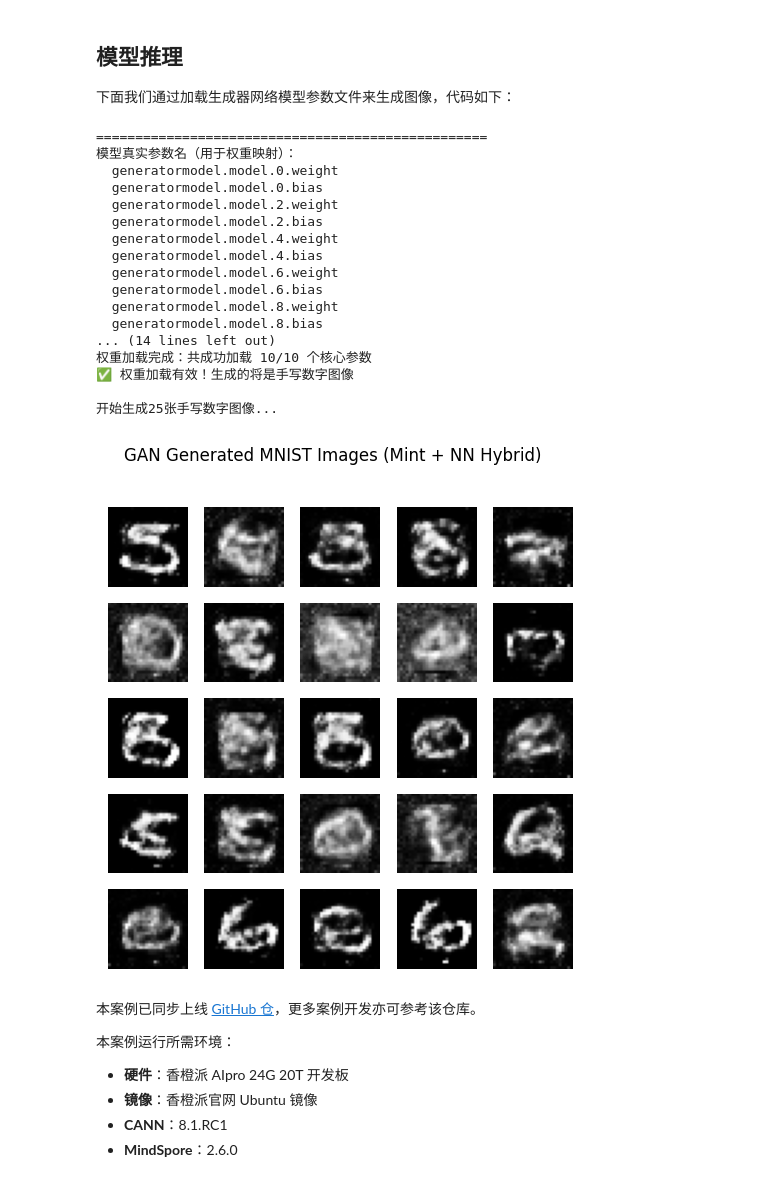
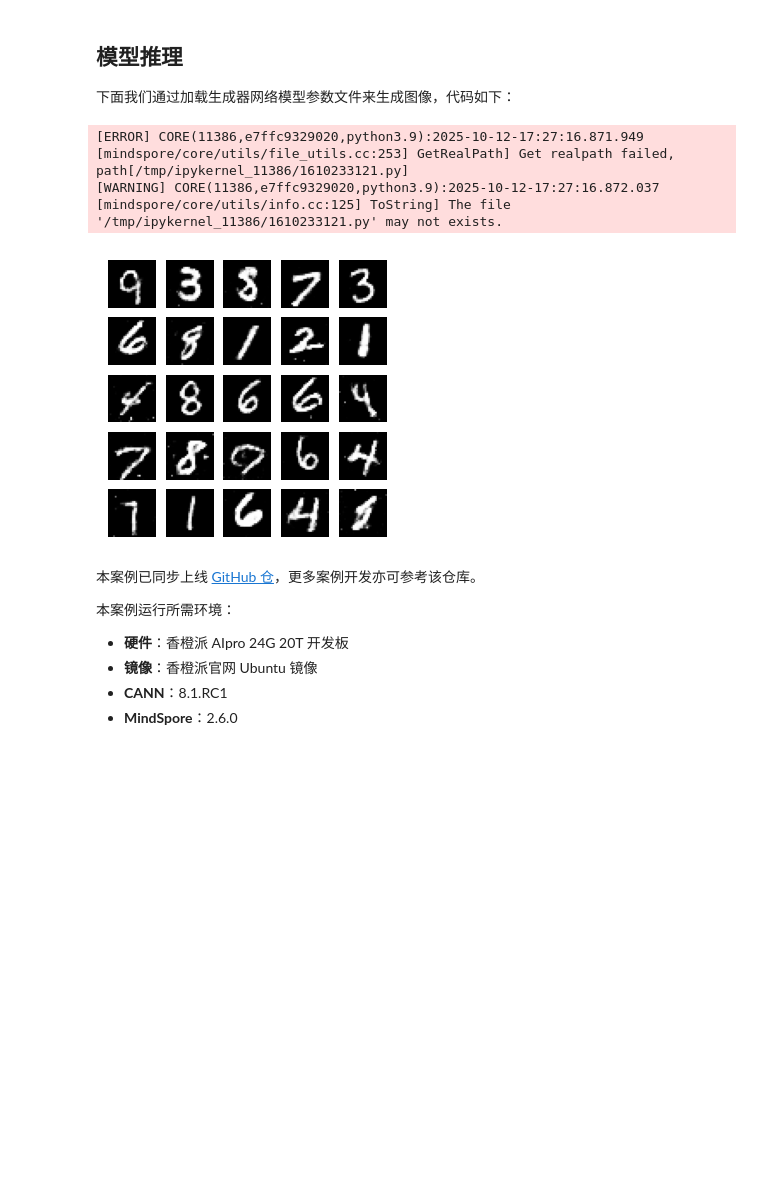
Before and after one commit to mindspore-courses/orange-pi-mindspore, a Jupyter notebook: Online/inference/09-GAN/mindspore_gan.ipynb, the cells around one changed output. Saved outputs shown, nothing was run; the diff lists cells and outputs as text; code cells hidden in the pictures; blank space fills up the shorter version.

Commit message:
运行环境设置”部分不必要的设置均删除，mindspore_gan.ipynb 案例只用改写mint接口，其他代码实现部分(权重加载+模型推理)尽量保持不变

```diff
--- a/Online/inference/09-GAN/mindspore_gan.ipynb
+++ b/Online/inference/09-GAN/mindspore_gan.ipynb
@@ -100,0 +74,14 @@ batch_size = 25  # 生成25张图，5×5网格显示
+# %%
+import mindspore as ms
+from mindspore.device_context import ascend
+
+# 核心：用 set_context 配置所有环境（含内存限制，唯一兼容2.6.0的方式）
+# 注：max_device_memory 虽有警告，但2.6.0中可正常生效，不影响功能
+ms.set_context(
+    max_device_memory="2GB",    # 设备最大内存限制（解决资源限制需求）
+    mode=ms.GRAPH_MODE,         # 图模式（符合你的性能优化要求）
+    device_target="Ascend",     # 目标设备为Ascend（匹配硬件）
+    jit_config={"jit_level": "O2"}  # 编译优化O2（极致性能，若后续用mint需改为O0）
+)
+# 配置自动混合精度（替代旧的 ascend_config，按官方警告提示用新API）
+ascend.op_precision.precision_mode("allow_mix_precision")
@@ -327,52 +303,23 @@ def load_weights_fixed(net, ckpt_path="./Generator199.ckpt"):
 
 下面我们通过加载生成器网络模型参数文件来生成图像，代码如下：
 # %%
-if __name__ == "__main__":
-    # 关键修复：重新定义推理用的批量，避免被数据集的batch_size=128覆盖
-    gen_batch_size = 25  # 明确指定生成25张图，与5×5网格匹配
+from tqdm import tqdm
+from mindspore import Tensor
 
-    # 实例化生成器（会打印真实参数名）
-    net_g = GenHybrid()
-    # 加载权重（精准匹配参数名）
-    net_g = load_weights_fixed(net_g)
-
-    # 生成25个样本的隐码（用gen_batch_size，确保是25个）
-    test_data = ms.Tensor(np.random.normal(0, 1, (gen_batch_size, latent_size)).astype(np.float32))
-    # 推理生成图像（输出形状：[25,1,28,28]）
-    print("\n开始生成25张手写数字图像...")
-    images = net_g(test_data).transpose(0, 2, 3, 1).asnumpy()  # 形状：[25,28,28,1]
-
-    # 结果展示（循环用gen_batch_size，确保i+1≤25）
-    fig = plt.figure(figsize=(5, 5), dpi=120)  # 放大图尺寸，更清晰
-    # 进度条显示“Generating MNIST images: 100%|xxx| 25/25”
-    for i in tqdm(range(gen_batch_size), desc="Generating MNIST images"):
-        # i+1范围：1~25，完全匹配5×5网格的子图编号
-        fig.add_subplot(5, 5, i + 1)
-        plt.axis("off")
-        plt.imshow(images[i].squeeze(), cmap="gray")  # 单通道显示
-
-    # 直接显示图像
-    plt.suptitle("GAN Generated MNIST Images (Mint + NN Hybrid)", fontsize=10)
-    plt.show()
+# 模型生成结果
+test_data = Tensor(np.random.normal(0, 1, (25, 100)).astype(np.float32))
+images = net_g(test_data).transpose(0, 2, 3, 1).asnumpy()
+# 结果展示
+fig = plt.figure(figsize=(3, 3), dpi=120)
+for i in tqdm(range(25), desc="Generating images"):
+    fig.add_subplot(5, 5, i + 1)
+    plt.axis("off")
+    plt.imshow(images[i].squeeze(), cmap="gray")
+plt.show()
 # %% [output]
-==================================================
-模型真实参数名（用于权重映射）：
-  generatormodel.model.0.weight
-  generatormodel.model.0.bias
-  generatormodel.model.2.weight
-  generatormodel.model.2.bias
-  generatormodel.model.4.weight
-  generatormodel.model.4.bias
-  generatormodel.model.6.weight
-  generatormodel.model.6.bias
-  generatormodel.model.8.weight
-  generatormodel.model.8.bias
-... (14 lines left out)
-权重加载完成：共成功加载 10/10 个核心参数
-✅ 权重加载有效！生成的将是手写数字图像
-
-开始生成25张手写数字图像...
+[ERROR] CORE(11386,e7ffc9329020,python3.9):2025-10-12-17:27:16.871.949 [mindspore/core/utils/file_utils.cc:253] GetRealPath] Get realpath failed, path[/tmp/ipykernel_11386/1610233121.py]
+[WARNING] CORE(11386,e7ffc9329020,python3.9):2025-10-12-17:27:16.872.037 [mindspore/core/utils/info.cc:125] ToString] The file '/tmp/ipykernel_11386/1610233121.py' may not exists.
-[figure, old version]
+[figure, new version]
 # %% [markdown]
 本案例已同步上线 [GitHub 仓](https://github.com/mindspore-courses/orange-pi-mindspore/tree/master/Online/09-GAN)，更多案例开发亦可参考该仓库。
 
```
Also changed, not shown: parts of 8 cells of this notebook, 1 other file.
